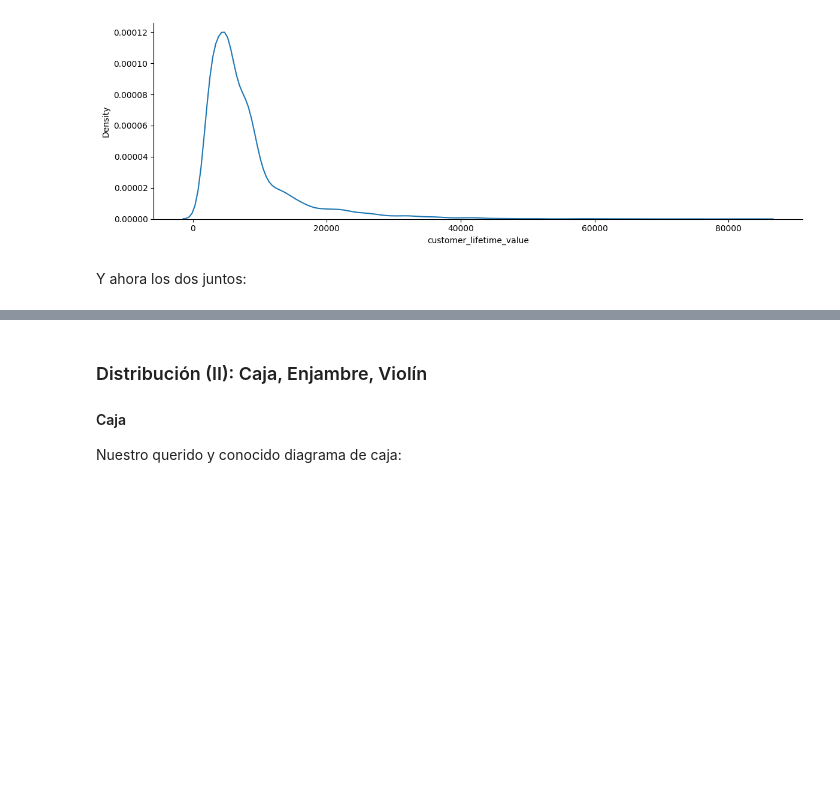
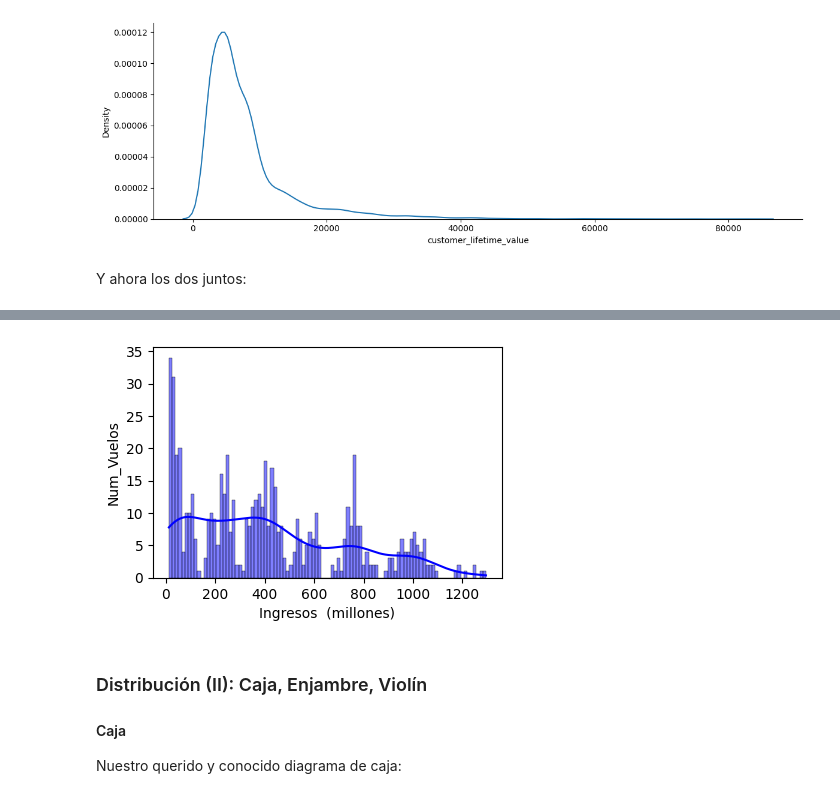
Before and after one commit to MHHsim/DS-Online-Marta-Harana, a Jupyter notebook: 03_Data_Analysis/Sprint_08/Unidad_02_Visualizacion_Avanzada_Seaborn/01_Workout/03_Visualizacion_Una_Variable_II.ipynb, the cells around one changed output, grey strips where cells are left out. Cells and saved outputs as stored; diff of their text form; code cells hidden in the pictures; blank space fills up the shorter version.

```diff
--- a/03_Data_Analysis/Sprint_08/Unidad_02_Visualizacion_Avanzada_Seaborn/01_Workout/03_Visualizacion_Una_Variable_II.ipynb
+++ b/03_Data_Analysis/Sprint_08/Unidad_02_Visualizacion_Avanzada_Seaborn/01_Workout/03_Visualizacion_Una_Variable_II.ipynb
@@ -89,3 +89,21 @@ axs.set_ylabel("Num_Vuelos");
+# %%
+# HISTOGRAMA Y KDE
+
+fig,axs = plt.subplots(1,1,figsize= (4.5,3))
+# Crea una figura con un único subplot de tamaño 4.5 x 3 pulgadas
+
+sns.histplot(
+    df_viajes["ingresos"]/1000,   # Variable numérica (dividida entre 1000 para pasar a millones)
+    kde=True,                     # Activa la curva KDE (densidad)
+    color='b',                    # Color azul para el histograma y la KDE
+    bins=100,                     # Número de barras del histograma
+    ax=axs                        # Dibuja en el subplot creado arriba
+)  # Otra forma, sin recurrir al dataframe como argumento
+
+axs.set_xlabel("Ingresos  (millones)")   # Etiqueta del eje X
+axs.set_ylabel("Num_Vuelos");             # Etiqueta del eje Y
+# %% [output]
+[figure, added]
 # %% [markdown]
 ### Distribución (II): Caja, Enjambre, Violín
 
```
Also changed, not shown: parts of 6 cells of this notebook, 2 other files.
